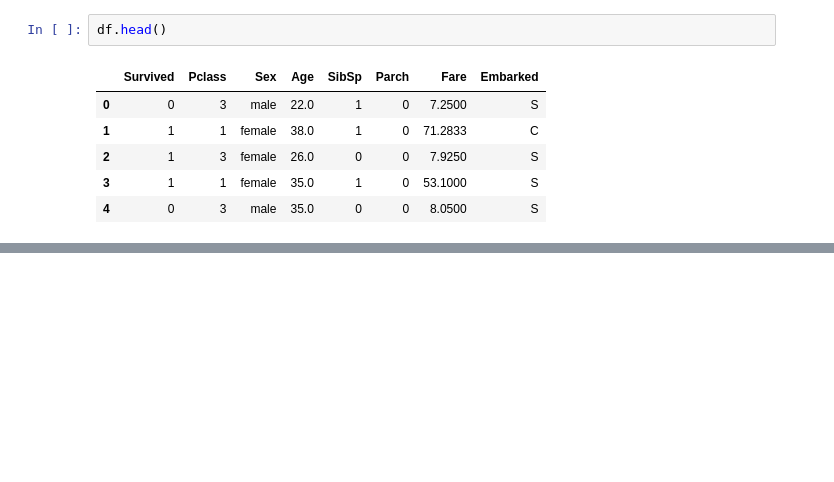
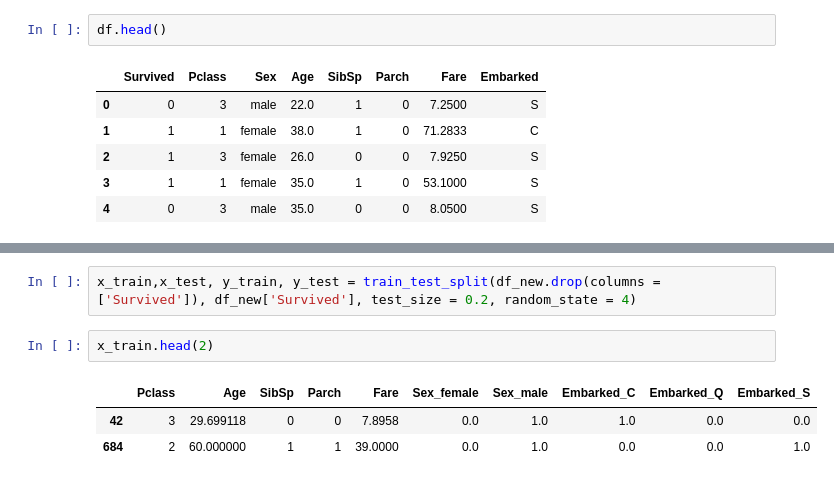
Before and after one commit to Jeetpatel-20/Machine-Learning, a Jupyter notebook: titanic_without_pipeline.ipynb, the cells around one changed output, grey strips where cells are left out. Saved outputs shown, nothing was run; the diff lists cells and outputs as text; blank space fills up the shorter version.

```diff
--- a/titanic_without_pipeline.ipynb
+++ b/titanic_without_pipeline.ipynb
@@ -32,0 +175,8 @@ df.head()
+# %%
+x_train,x_test, y_train, y_test = train_test_split(df_new.drop(columns = ['Survived']), df_new['Survived'], test_size = 0.2, random_state = 4)
+# %%
+x_train.head(2)
+# %% [output]
+|  | Pclass | Age | SibSp | Parch | Fare | Sex_female | Sex_male | Embarked_C | Embarked_Q | Embarked_S |
+| 42 | 3 | 29.699118 | 0 | 0 | 7.8958 | 0.0 | 1.0 | 1.0 | 0.0 | 0.0 |
+| 684 | 2 | 60.000000 | 1 | 1 | 39.0000 | 0.0 | 1.0 | 0.0 | 0.0 | 1.0 |
```
Also changed, not shown: parts of 24 cells of this notebook.
